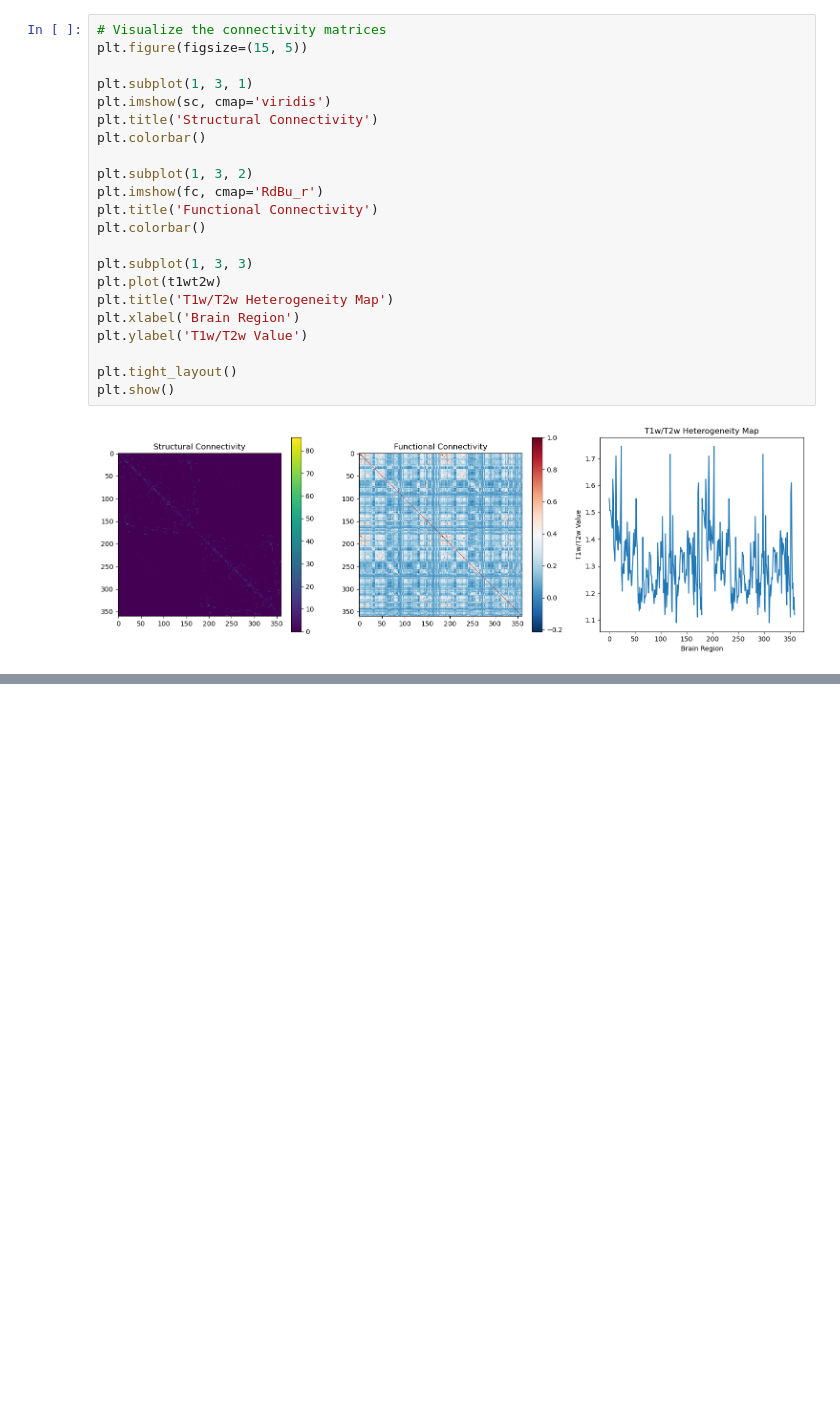
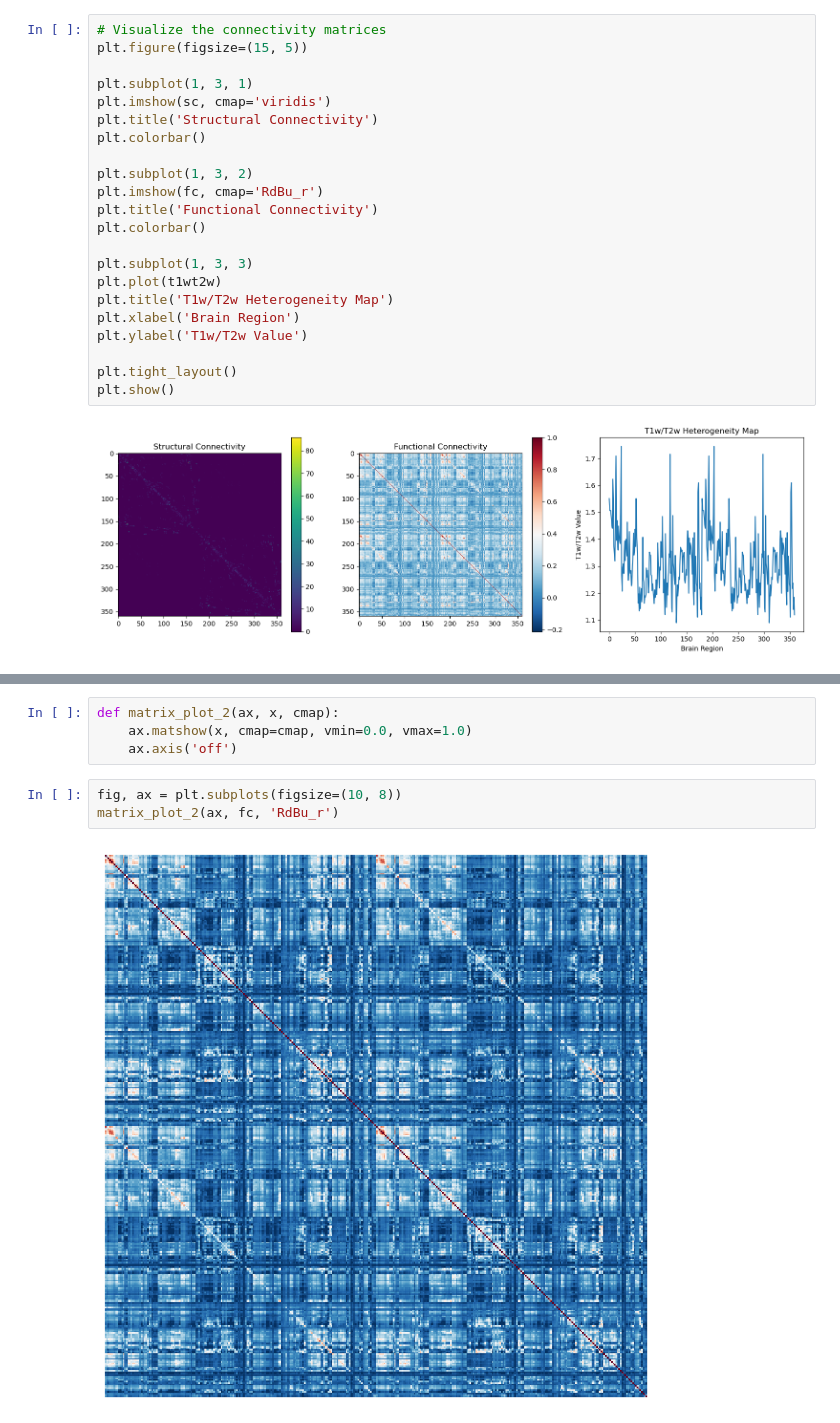
Before and after one commit to fmvoid/HBNM, a Jupyter notebook: data_exploration.ipynb, the cells around one changed output, grey strips where cells are left out. Saved outputs shown, nothing was run; the diff lists cells and outputs as text; blank space fills up the shorter version.

```diff
--- a/data_exploration.ipynb
+++ b/data_exploration.ipynb
@@ -95,0 +151,9 @@ plt.show()
+# %%
+def matrix_plot_2(ax, x, cmap):
+    ax.matshow(x, cmap=cmap, vmin=0.0, vmax=1.0)
+    ax.axis('off')
+# %%
+fig, ax = plt.subplots(figsize=(10, 8))
+matrix_plot_2(ax, fc, 'RdBu_r')
+# %% [output]
+[figure, added]
```
Also changed, not shown: parts of 7 cells of this notebook, 4 other files.
